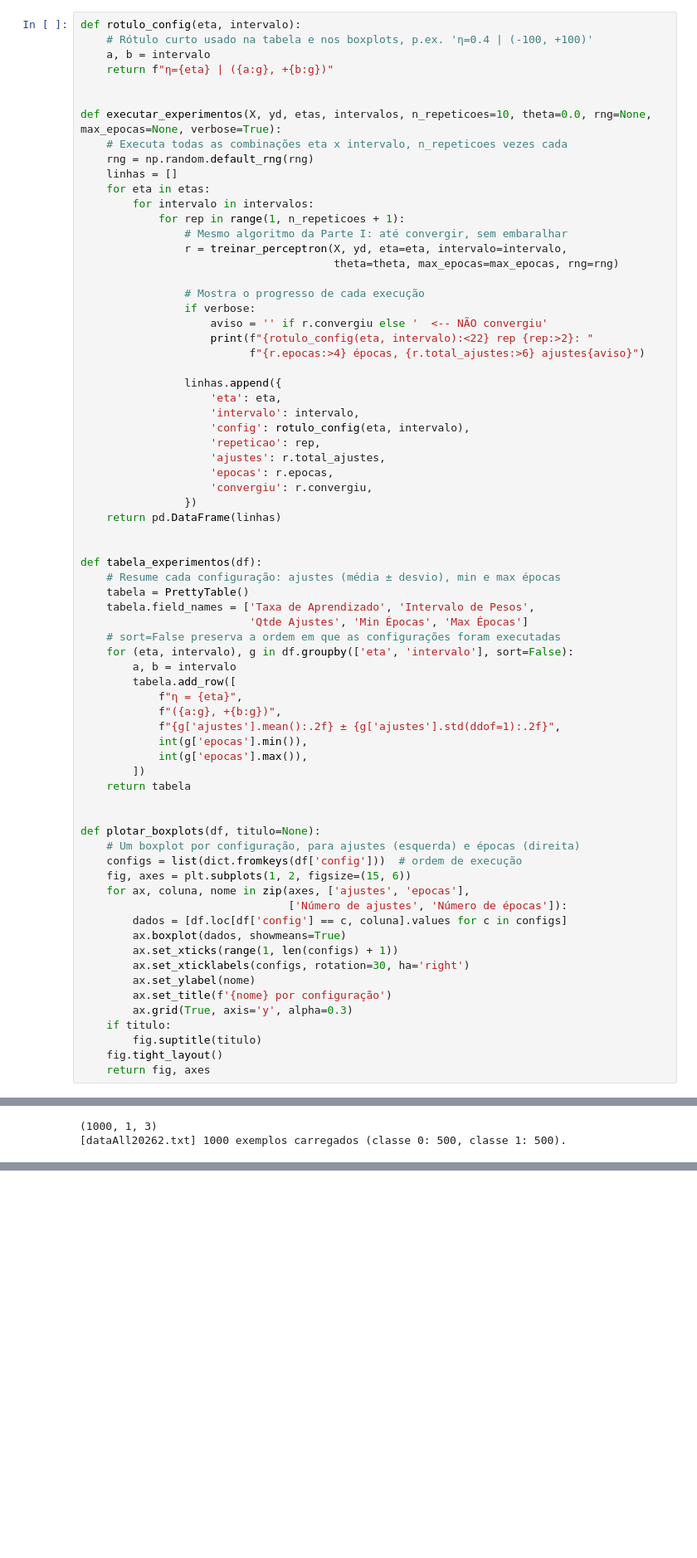
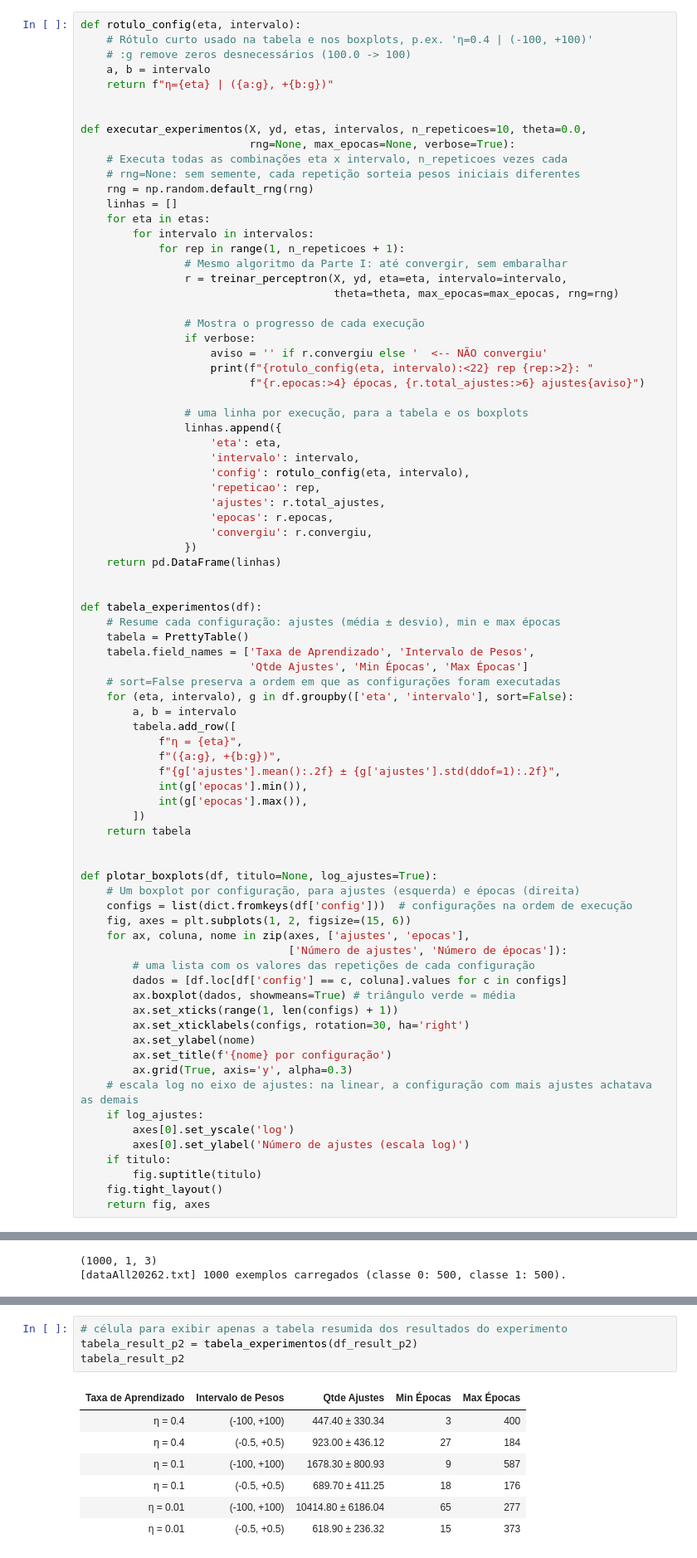
Before and after one commit to jubcohen/aprendizado-neuronio-perceptron-pp2, a Jupyter notebook: pp-2.1-perceptron-2026-2.ipynb, the cells around one changed output, grey strips where cells are left out. Shown at 83% size. Drawn from its saved outputs; the diff is of its cells as text; blank space fills up the shorter version.

```diff
--- a/pp-2.1-perceptron-2026-2.ipynb
+++ b/pp-2.1-perceptron-2026-2.ipynb
@@ -242,12 +269,15 @@ Um único `np.random.Generator` com a semente da equipe é compartilhado por tod
 # %%
 def rotulo_config(eta, intervalo):
     # Rótulo curto usado na tabela e nos boxplots, p.ex. 'η=0.4 | (-100, +100)'
+    # :g remove zeros desnecessários (100.0 -> 100)
     a, b = intervalo
     return f"η={eta} | ({a:g}, +{b:g})"
 
 
-def executar_experimentos(X, yd, etas, intervalos, n_repeticoes=10, theta=0.0, rng=None, max_epocas=None, verbose=True):
+def executar_experimentos(X, yd, etas, intervalos, n_repeticoes=10, theta=0.0,
+                          rng=None, max_epocas=None, verbose=True):
     # Executa todas as combinações eta x intervalo, n_repeticoes vezes cada
+    # rng=None: sem semente, cada repetição sorteia pesos iniciais diferentes
     rng = np.random.default_rng(rng)
     linhas = []
     for eta in etas:
@@ -263,6 +293,7 @@ def executar_experimentos(X, yd, etas, intervalos, n_repeticoes=10, theta=0.0, r
                     print(f"{rotulo_config(eta, intervalo):<22} rep {rep:>2}: "
                           f"{r.epocas:>4} épocas, {r.total_ajustes:>6} ajustes{aviso}")
 
+                # uma linha por execução, para a tabela e os boxplots
                 linhas.append({
                     'eta': eta,
                     'intervalo': intervalo,
@@ -293,19 +324,24 @@ def tabela_experimentos(df):
     return tabela
 
 
-def plotar_boxplots(df, titulo=None):
+def plotar_boxplots(df, titulo=None, log_ajustes=True):
     # Um boxplot por configuração, para ajustes (esquerda) e épocas (direita)
-    configs = list(dict.fromkeys(df['config']))  # ordem de execução
+    configs = list(dict.fromkeys(df['config']))  # configurações na ordem de execução
     fig, axes = plt.subplots(1, 2, figsize=(15, 6))
     for ax, coluna, nome in zip(axes, ['ajustes', 'epocas'],
                                 ['Número de ajustes', 'Número de épocas']):
+        # uma lista com os valores das repetições de cada configuração
         dados = [df.loc[df['config'] == c, coluna].values for c in configs]
-        ax.boxplot(dados, showmeans=True)
+        ax.boxplot(dados, showmeans=True) # triângulo verde = média
         ax.set_xticks(range(1, len(configs) + 1))
         ax.set_xticklabels(configs, rotation=30, ha='right')
         ax.set_ylabel(nome)
         ax.set_title(f'{nome} por configuração')
         ax.grid(True, axis='y', alpha=0.3)
+    # escala log no eixo de ajustes: na linear, a configuração com mais ajustes achatava as demais
+    if log_ajustes:
+        axes[0].set_yscale('log')
+        axes[0].set_ylabel('Número de ajustes (escala log)')
     if titulo:
         fig.suptitle(titulo)
     fig.tight_layout()
@@ -541,0 +480,12 @@ print(tabela_experimentos(df_p2))
+# %%
+# célula para exibir apenas a tabela resumida dos resultados do experimento
+tabela_result_p2 = tabela_experimentos(df_result_p2)
+tabela_result_p2
+# %% [output]
+| Taxa de Aprendizado | Intervalo de Pesos | Qtde Ajustes | Min Épocas | Max Épocas |
+| η = 0.4 | (-100, +100) | 447.40 ± 330.34 | 3 | 400 |
+| η = 0.4 | (-0.5, +0.5) | 923.00 ± 436.12 | 27 | 184 |
+| η = 0.1 | (-100, +100) | 1678.30 ± 800.93 | 9 | 587 |
+| η = 0.1 | (-0.5, +0.5) | 689.70 ± 411.25 | 18 | 176 |
+| η = 0.01 | (-100, +100) | 10414.80 ± 6186.04 | 65 | 277 |
+| η = 0.01 | (-0.5, +0.5) | 618.90 ± 236.32 | 15 | 373 |
```
Also changed, not shown: parts of 31 cells of this notebook.
